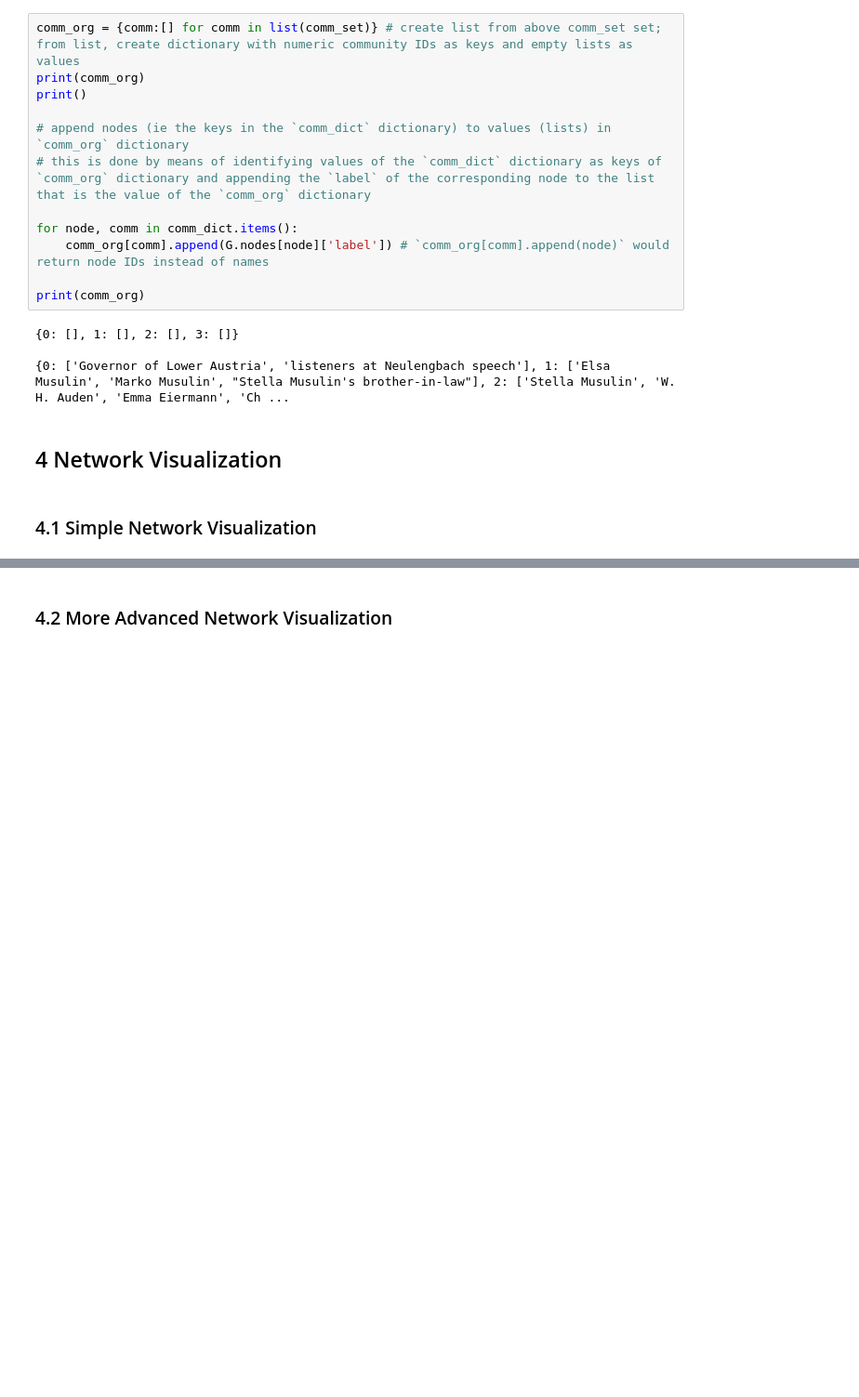
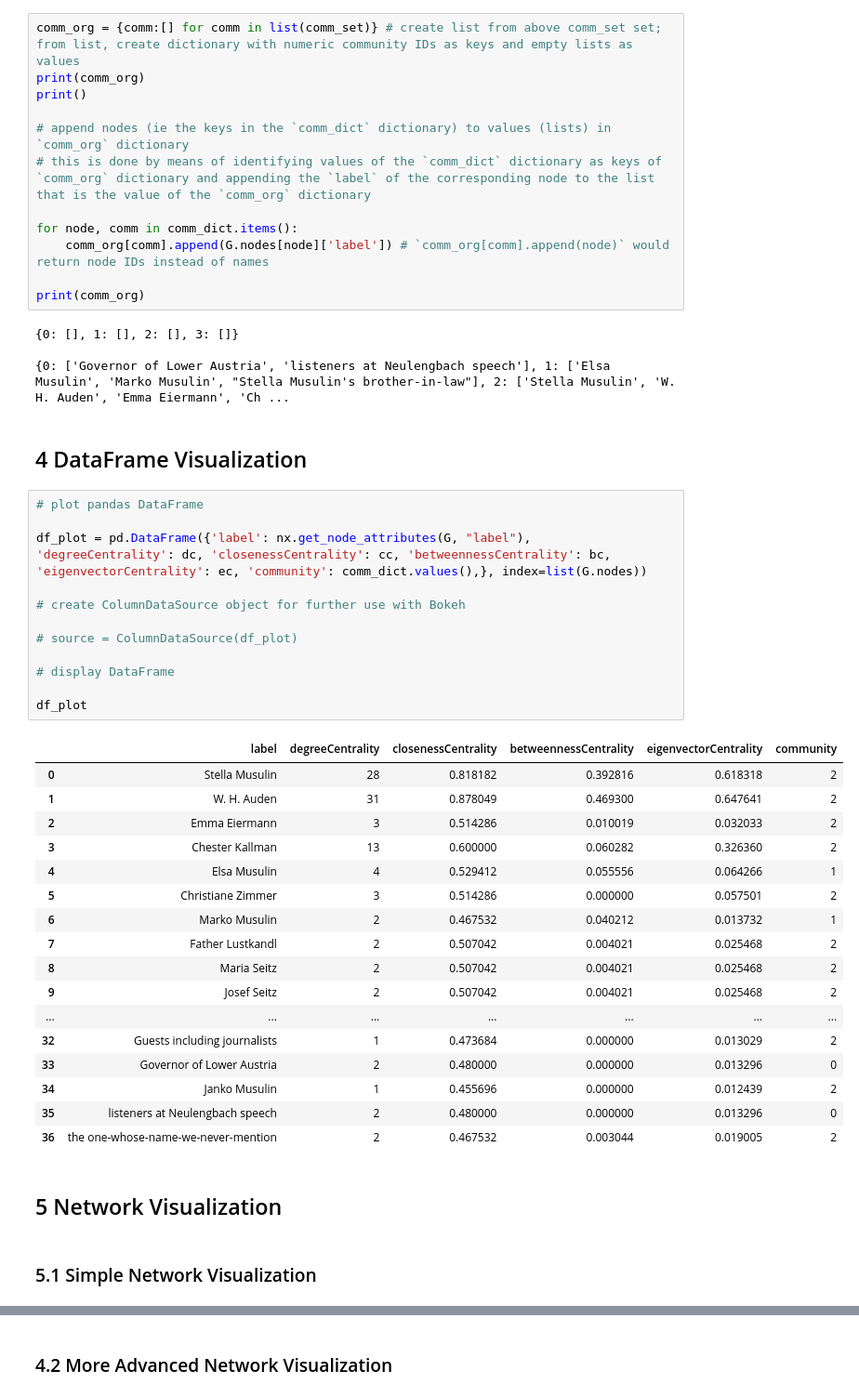
Before and after one commit to timofruehwirth/howto, a Jupyter notebook: howto_hnr/howto_hnr.ipynb, the cells around one changed output, grey strips where cells are left out. Shown at 93% size. Cells and saved outputs as stored; diff of their text form; blank space fills up the shorter version.

Commit message:
add pandas DataFrame

```diff
--- a/howto_hnr/howto_hnr.ipynb
+++ b/howto_hnr/howto_hnr.ipynb
@@ -336,10 +337,42 @@ print(comm_org)
 {0: [], 1: [], 2: [], 3: []}
 
 {0: ['Governor of Lower Austria', 'listeners at Neulengbach speech'], 1: ['Elsa Musulin', 'Marko Musulin', "Stella Musulin's brother-in-law"], 2: ['Stella Musulin', 'W. H. Auden', 'Emma Eiermann', 'Ch ...
+# %% [markdown]
+## 4 DataFrame Visualization
+# %%
+# plot pandas DataFrame
+
+df_plot = pd.DataFrame({'label': nx.get_node_attributes(G, "label"), 'degreeCentrality': dc, 'closenessCentrality': cc, 'betweennessCentrality': bc, 'eigenvectorCentrality': ec, 'community': comm_dict.values(),}, index=list(G.nodes))
+
+# create ColumnDataSource object for further use with Bokeh
+
+# source = ColumnDataSource(df_plot)
+
+# display DataFrame
+
+df_plot
+# %% [output]
+|  | label | degreeCentrality | closenessCentrality | betweennessCentrality | eigenvectorCentrality | community |
+| 0 | Stella Musulin | 28 | 0.818182 | 0.392816 | 0.618318 | 2 |
+| 1 | W. H. Auden | 31 | 0.878049 | 0.469300 | 0.647641 | 2 |
+| 2 | Emma Eiermann | 3 | 0.514286 | 0.010019 | 0.032033 | 2 |
+| 3 | Chester Kallman | 13 | 0.600000 | 0.060282 | 0.326360 | 2 |
+| 4 | Elsa Musulin | 4 | 0.529412 | 0.055556 | 0.064266 | 1 |
+| 5 | Christiane Zimmer | 3 | 0.514286 | 0.000000 | 0.057501 | 2 |
+| 6 | Marko Musulin | 2 | 0.467532 | 0.040212 | 0.013732 | 1 |
+| 7 | Father Lustkandl | 2 | 0.507042 | 0.004021 | 0.025468 | 2 |
+| 8 | Maria Seitz | 2 | 0.507042 | 0.004021 | 0.025468 | 2 |
+| 9 | Josef Seitz | 2 | 0.507042 | 0.004021 | 0.025468 | 2 |
+| ... | ... | ... | ... | ... | ... | ... |
+| 32 | Guests including journalists | 1 | 0.473684 | 0.000000 | 0.013029 | 2 |
+| 33 | Governor of Lower Austria | 2 | 0.480000 | 0.000000 | 0.013296 | 0 |
+| 34 | Janko Musulin | 1 | 0.455696 | 0.000000 | 0.012439 | 2 |
+| 35 | listeners at Neulengbach speech | 2 | 0.480000 | 0.000000 | 0.013296 | 0 |
+| 36 | the one-whose-name-we-never-mention | 2 | 0.467532 | 0.003044 | 0.019005 | 2 |
 # %% [markdown]
-## 4 Network Visualization
+## 5 Network Visualization
 # %% [markdown]
-### 4.1 Simple Network Visualization
+### 5.1 Simple Network Visualization
 # %%
 plt.figure(1, figsize=(8,6), dpi=400)
 
```
Also changed, not shown: parts of 3 cells of this notebook.
